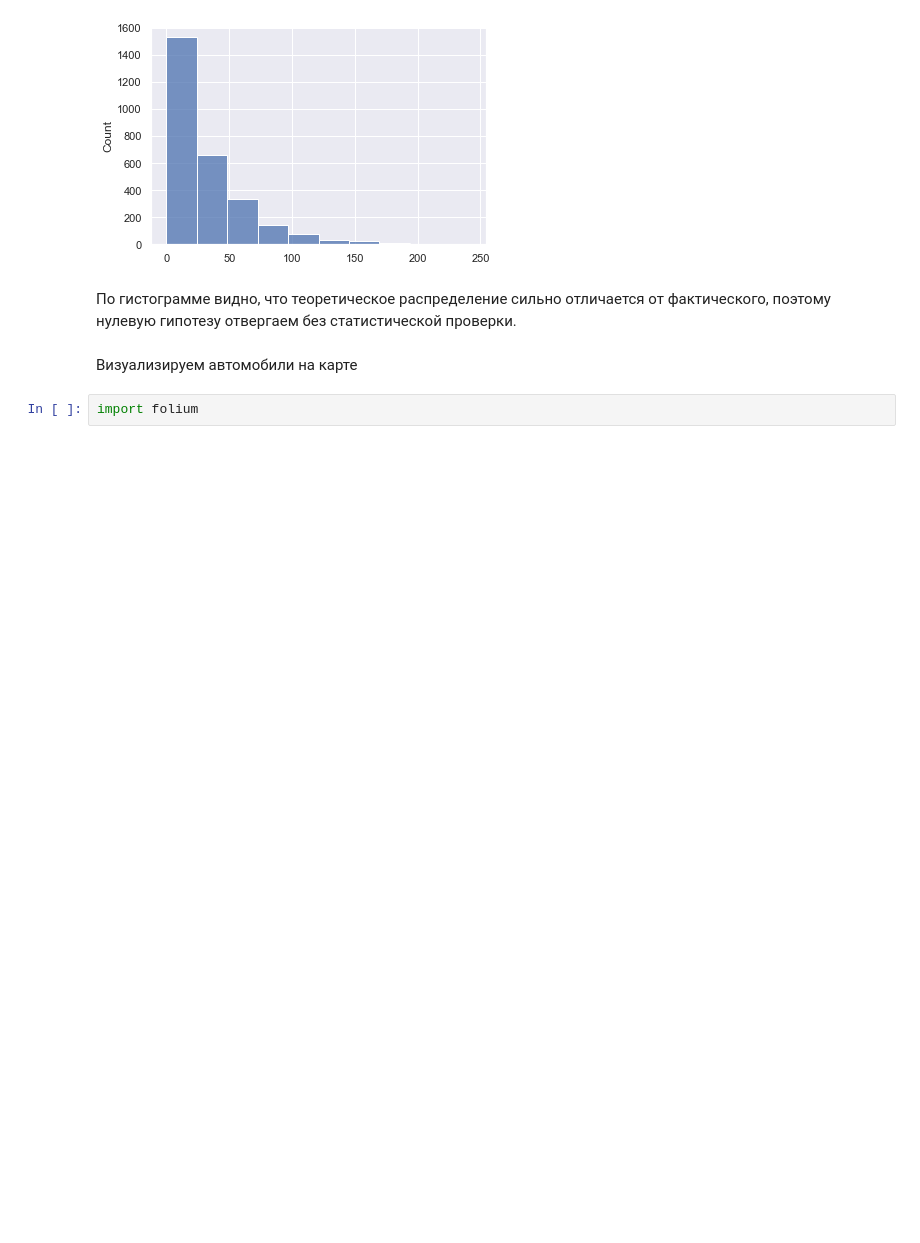
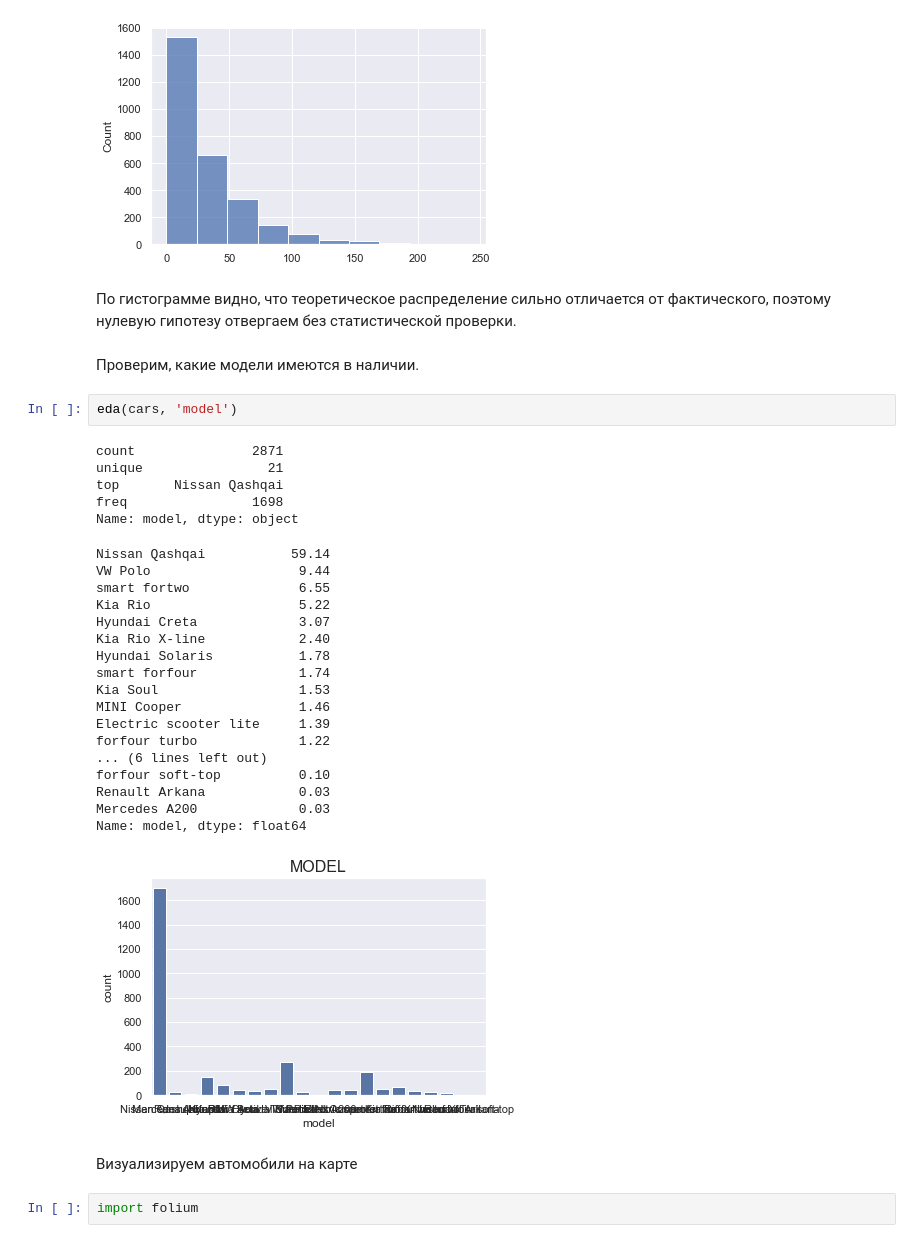
Before and after one commit to gdokuchaev/Personal, a Jupyter notebook: Тестовые задания/YouDrive.ipynb, the cells around one changed output. Cells and saved outputs as stored; diff of their text form; blank space fills up the shorter version.

```diff
--- a/Тестовые задания/YouDrive.ipynb
+++ b/Тестовые задания/YouDrive.ipynb
@@ -267,6 +267,34 @@ sns.histplot(data=expon.rvs(loc=0, scale=cars.fuel_cons.
 [figure]
 # %% [markdown]
 По гистограмме видно, что теоретическое распределение сильно отличается от фактического, поэтому нулевую гипотезу отвергаем без статистической проверки.
+# %% [markdown]
+Проверим, какие модели имеются в наличии.
+# %%
+eda(cars, 'model')
+# %% [output]
+count               2871
+unique                21
+top       Nissan Qashqai
+freq                1698
+Name: model, dtype: object
+Nissan Qashqai           59.14
+VW Polo                   9.44
+smart fortwo              6.55
+Kia Rio                   5.22
+Hyundai Creta             3.07
+Kia Rio X-line            2.40
+Hyundai Solaris           1.78
+smart forfour             1.74
+Kia Soul                  1.53
+MINI Cooper               1.46
+Electric scooter lite     1.39
+forfour turbo             1.22
+... (6 lines left out)
+forfour soft-top          0.10
+Renault Arkana            0.03
+Mercedes A200             0.03
+Name: model, dtype: float64
+[figure, added]
 # %% [markdown]
 Визуализируем автомобили на карте
 # %%
```
Also changed, not shown: parts of 4 cells of this notebook.
